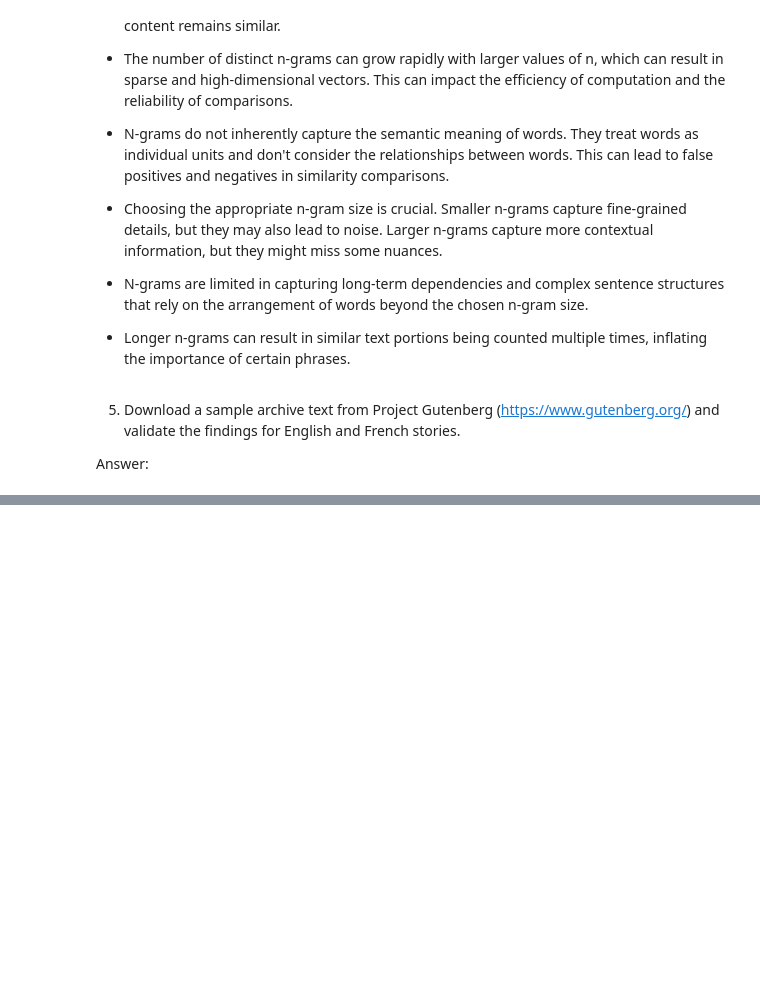
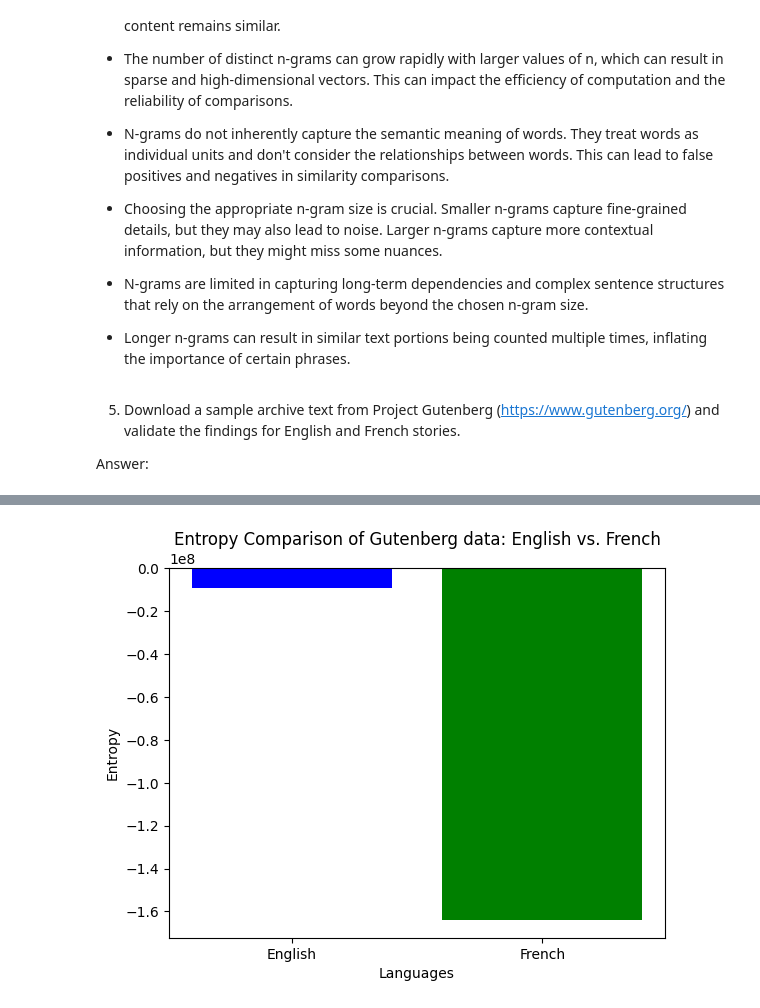
Before and after one commit to Meenu-Madhavan-M/Assignment1_python, a Jupyter notebook: DTTE_Colab_Tutorial_2_DataFeatures&Augmentation.ipynb, the cells around one changed output, grey strips where cells are left out. Cells and saved outputs as stored; diff of their text form; code cells hidden in the pictures; blank space fills up the shorter version.

```diff
--- a/DTTE_Colab_Tutorial_2_DataFeatures&Augmentation.ipynb
+++ b/DTTE_Colab_Tutorial_2_DataFeatures&Augmentation.ipynb
@@ -807,0 +777,32 @@ NameError: ignored
+# %%
+! pip install wikipedia
+import wikipedia
+import re
+import nltk
+
+from nltk.util import ngrams
+from collections import Counter
+import matplotlib.pyplot as plt
+topic1 = 'Dinosaur'
+topic2 = 'Lion'
+
+wikipedia.set_lang('en')
+eng1 = wikipedia.page(topic1).content
+eng2 = wikipedia.page(topic2).content
+
+wikipedia.set_lang('fr')
+fr1 = wikipedia.page(topic1).content
+fr2 = wikipedia.page(topic2).content
+def text_cleaning(text):
+  text = text.lower()
+  text = re.sub('[^a-z]+', '', text)
+  return text
+eng1 = text_cleaning(eng1)
+eng2 = text_cleaning(eng2)
+fr1 = text_cleaning(fr1)
+fr2 = text_cleaning(fr2)
+trigram_eng1 = Counter(ngrams(eng1,3))
+trigram_eng2 = Counter(ngrams(eng2,3))
+trigram_fr1 = Counter(ngrams(fr1,3))
+trigram_fr2 = Counter(ngrams(fr2,3))
+print(trigram_eng1)
@@ -1049,0 +1004,12 @@ Answer:
+# %%
+import matplotlib.pyplot as plt
+languages = ['English', 'French']
+entropy_values = [calculate_entropy(eng_text), calculate_entropy(fr_text)]
+
+plt.bar(languages, entropy_values, color=['b', 'g'])
+plt.xlabel('Languages')
+plt.ylabel('Entropy')
+plt.title('Entropy Comparison of Gutenberg data: English vs. French')
+plt.show()
+# %% [output]
+[figure, added]
```
Also changed, not shown: parts of 22 cells of this notebook.
